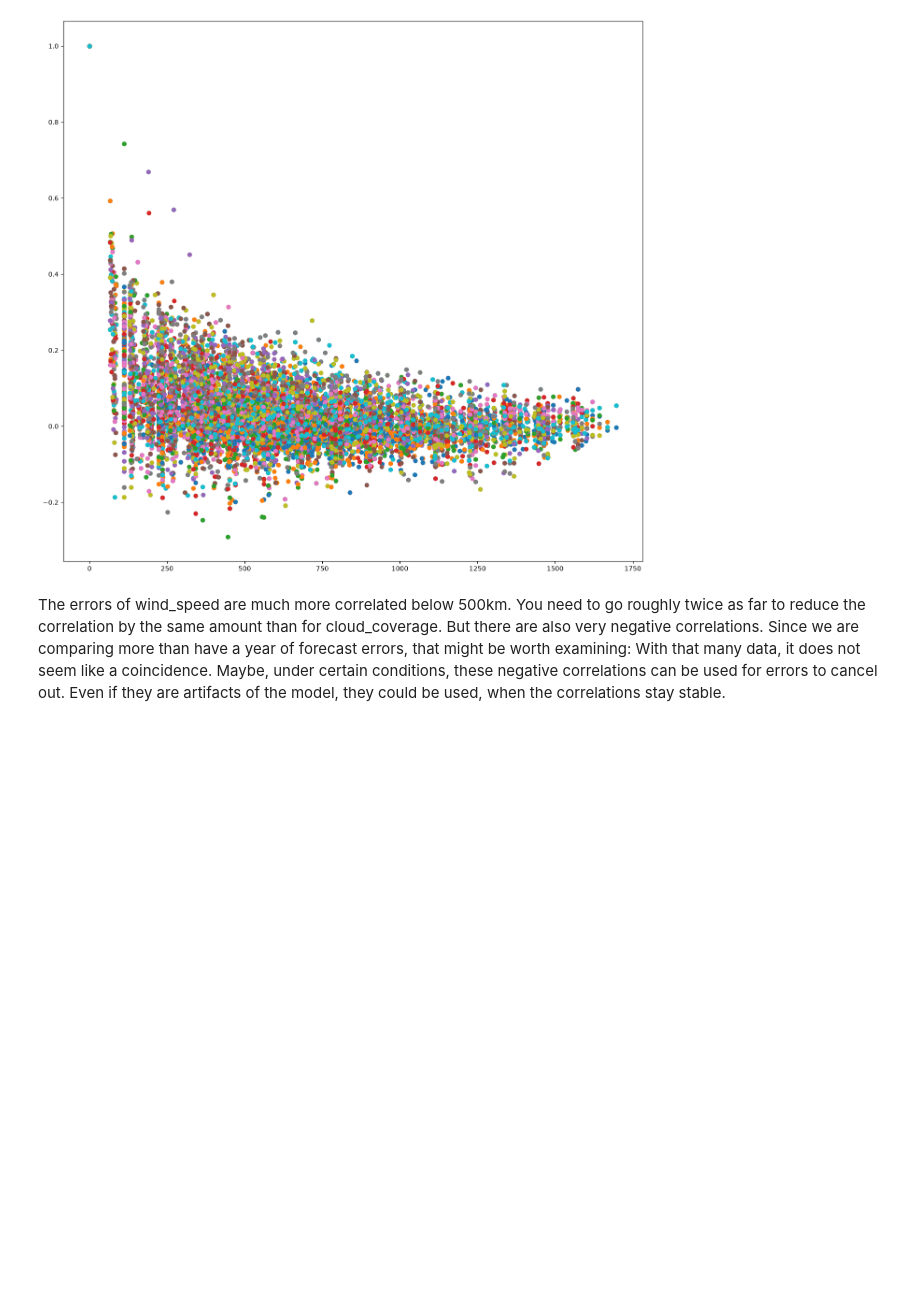
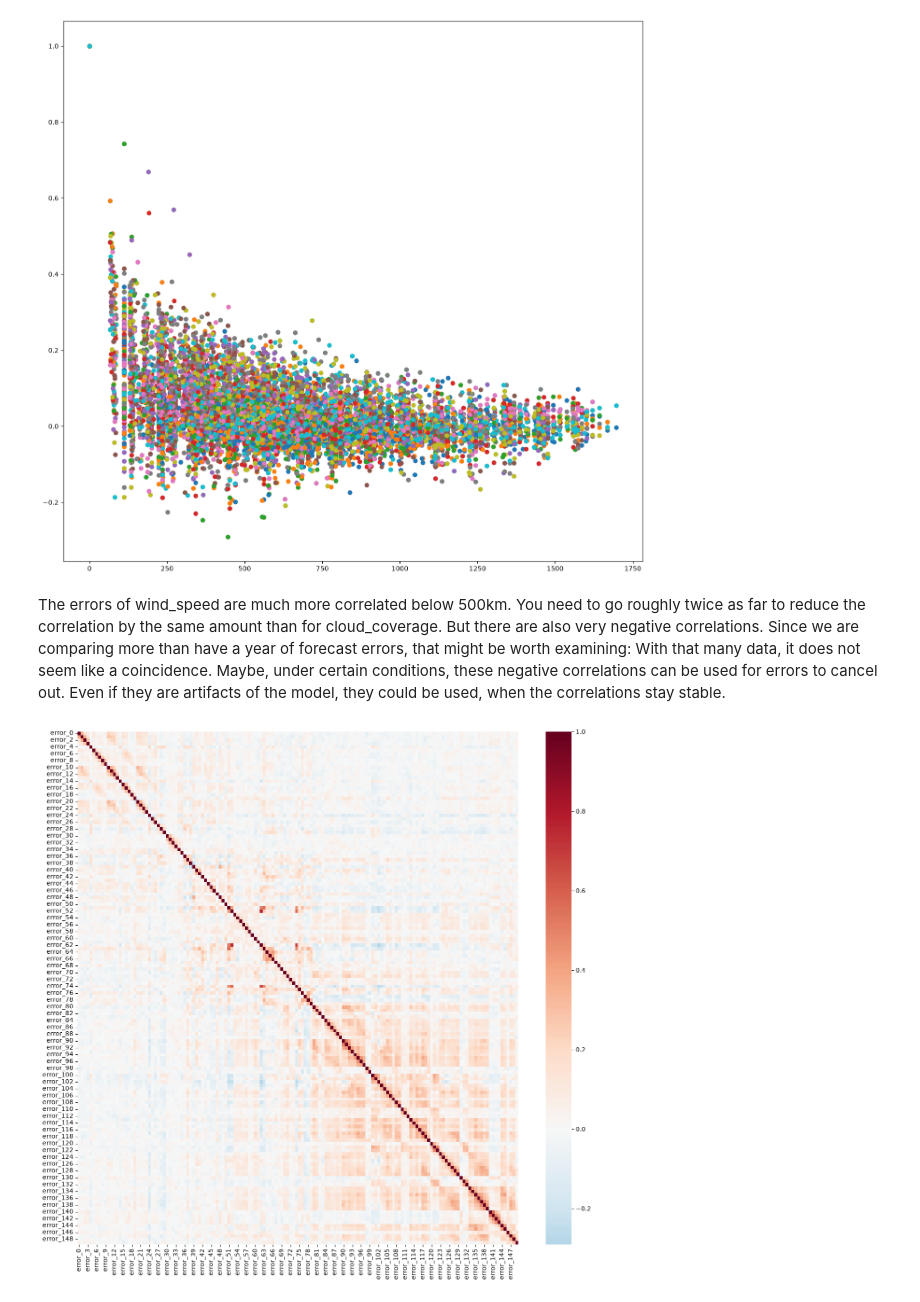
Before and after one commit to floatingbits/weather_forecast_analysis, a Jupyter notebook: notebooks/api_exploration.ipynb, the cells around one changed output. Drawn from its saved outputs; the diff is of its cells as text; code cells hidden in the pictures; blank space fills up the shorter version.

```diff
--- a/notebooks/api_exploration.ipynb
+++ b/notebooks/api_exploration.ipynb
@@ -378,3 +391,8 @@ for i,_ in enumerate(lat_grid):
 # %% [markdown]
 The errors of wind_speed are much more correlated below 500km. You need to go roughly twice as far to reduce the correlation by the same amount than for cloud_coverage.
 But there are also very negative correlations. Since we are comparing more than have a year of forecast errors, that might be worth examining: With that many data, it does not seem like a coincidence. Maybe, under certain conditions, these negative correlations can be used for errors to cancel out. Even if they are artifacts of the model, they could be used, when the correlations stay stable.
+# %%
+plt.figure(figsize=(16,15))
+sns.heatmap(wind_error_corr, cmap="RdBu_r", center =0);
+# %% [output]
+[figure, added]
```
Also changed, not shown: parts of 3 cells of this notebook.
